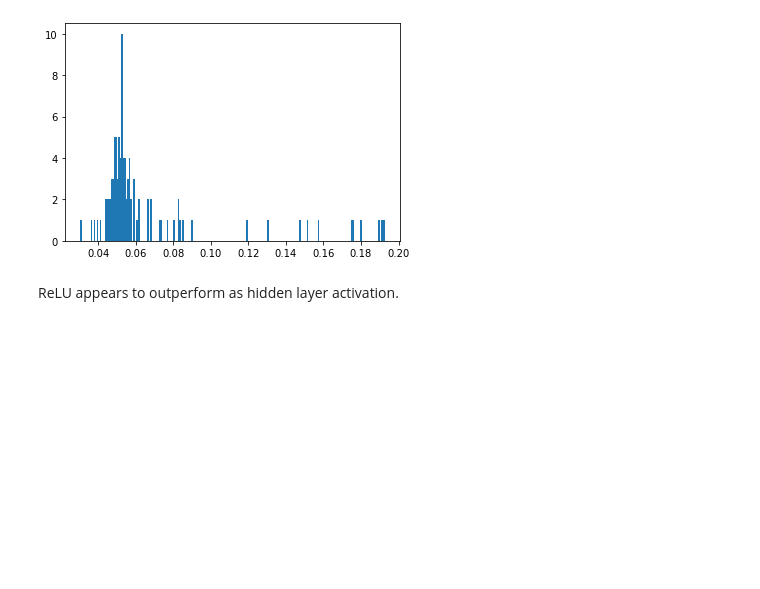
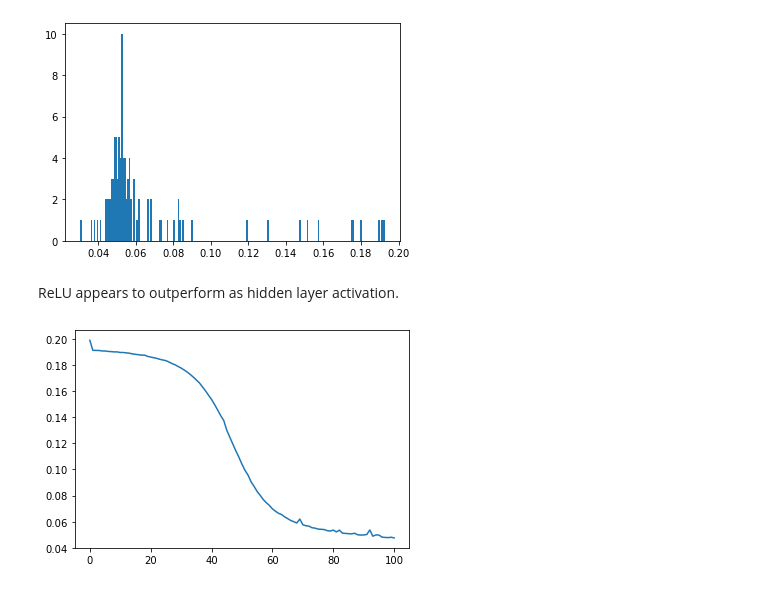
Before and after one commit to carlfre/FYS-STK3155-project-2, a Jupyter notebook: notebooks/nn_vs_regression.ipynb, the cells around one changed output. Cells and saved outputs as stored; diff of their text form; code cells hidden in the pictures; blank space fills up the shorter version.

```diff
--- a/notebooks/nn_vs_regression.ipynb
+++ b/notebooks/nn_vs_regression.ipynb
@@ -356,3 +356,20 @@ plt.show()
 [figure]
 # %% [markdown]
 ReLU appears to outperform as hidden layer activation.
+# %%
+
+from data_generation import generate_data_binary
+
+X, z = generate_data_binary(500, 787)
+# %%
+nn = NeuralNetwork([2, 4, 4, 4, 1], "sigmoid", output_activation="sigmoid", regularization=0.000)
+wb = nn.wb()
+gd = GradientDescent(batch_size=5, store_extra=True)
+wb = gd.train(X, wb, z, nn, 0.1, 100)
+# %%
+## Plot the cost function
+import matplotlib.pyplot as plt
+plt.plot(gd.costs)
+plt.show()
+# %% [output]
+[figure, added]
```
Also changed, not shown: parts of 2 cells of this notebook, 1 other file.
